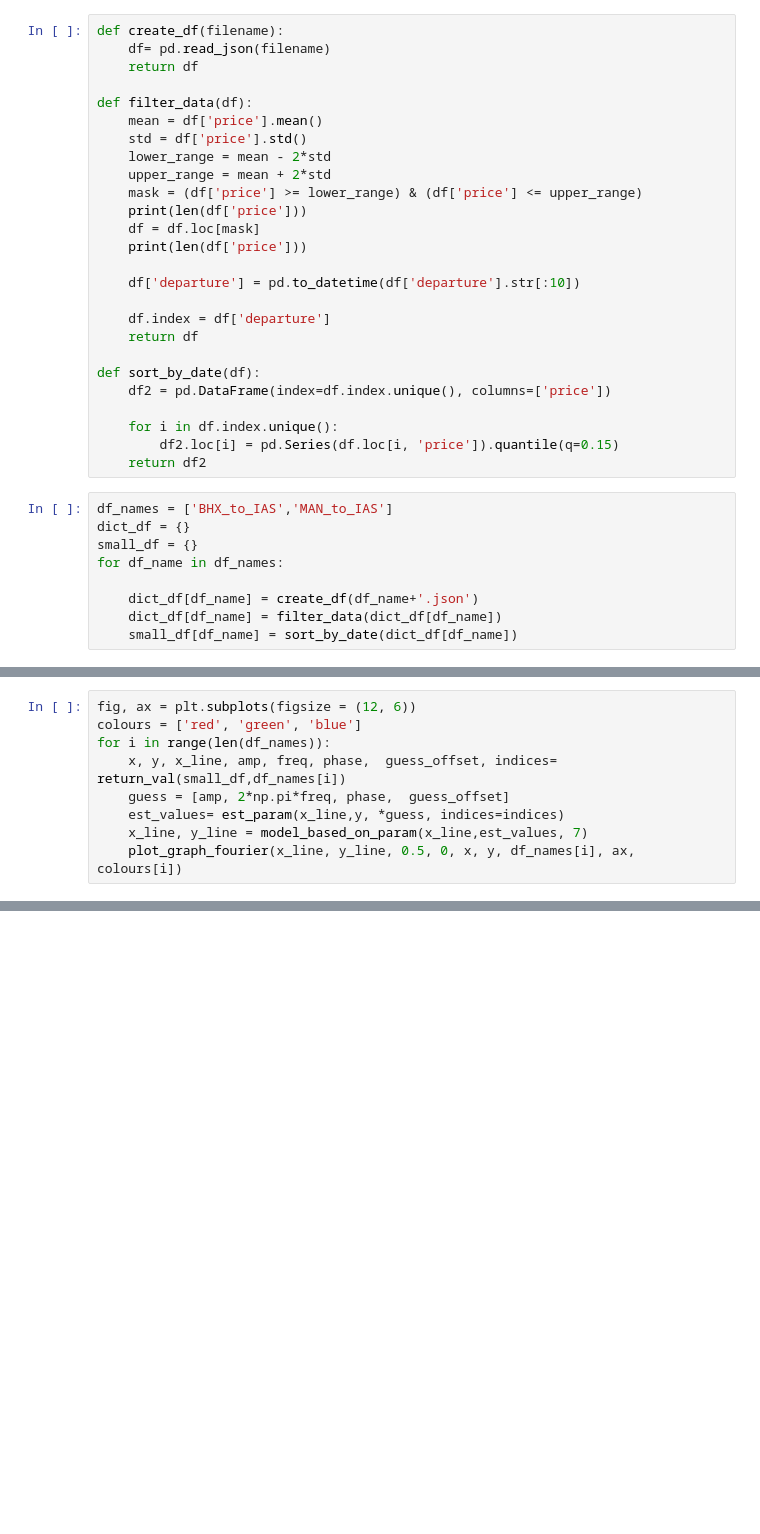
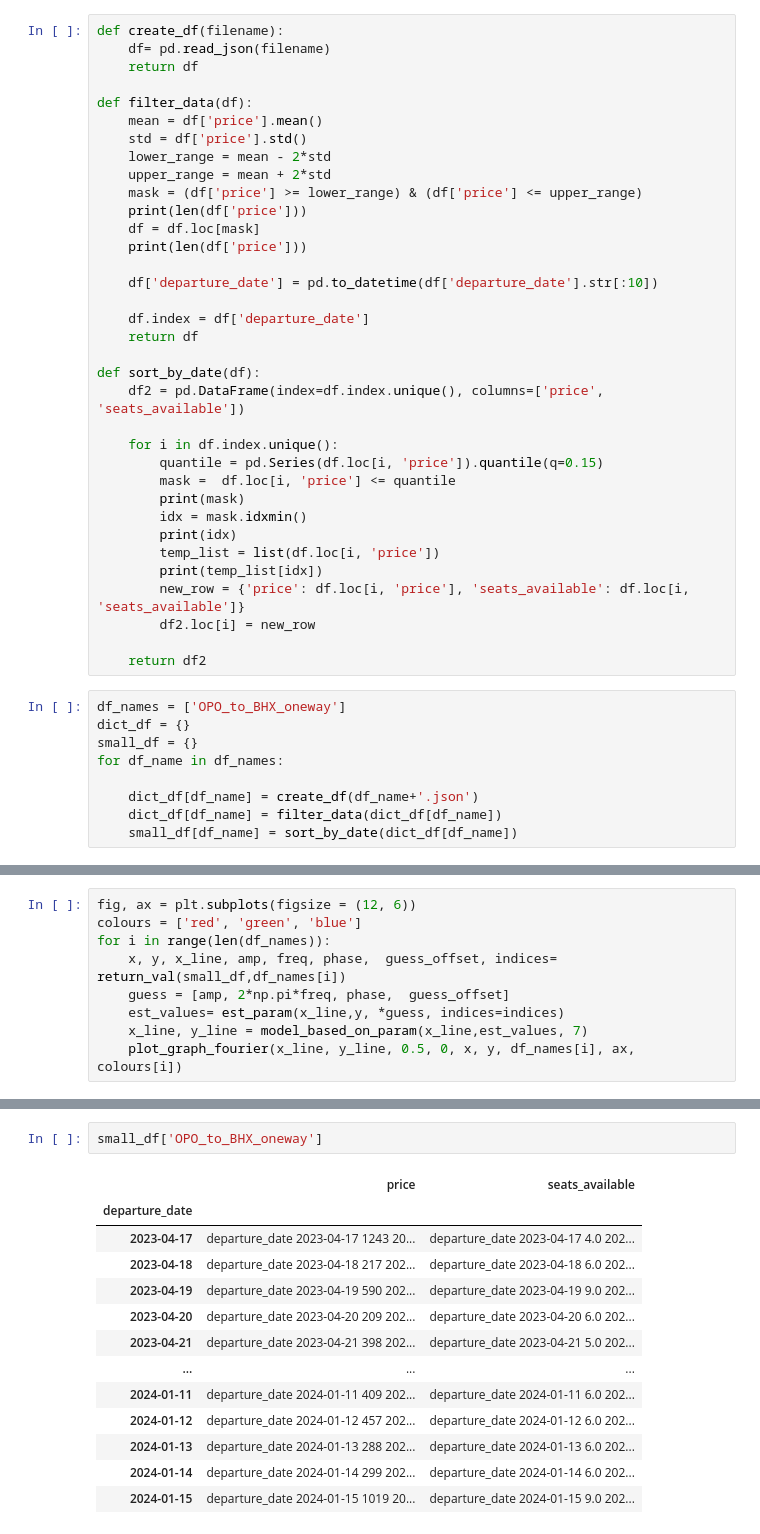
Before and after one commit to MichaelSc21/Airfare-flights-KIWI-API, a Jupyter notebook: analysing_data_useful.ipynb, the cells around one changed output, grey strips where cells are left out. Cells and saved outputs as stored; diff of their text form; blank space fills up the shorter version.

```diff
--- a/analysing_data_useful.ipynb
+++ b/analysing_data_useful.ipynb
@@ -22,19 +24,28 @@ def filter_data(df):
     df = df.loc[mask]
     print(len(df['price']))
 
-    df['departure'] = pd.to_datetime(df['departure'].str[:10])
+    df['departure_date'] = pd.to_datetime(df['departure_date'].str[:10])
 
-    df.index = df['departure']
+    df.index = df['departure_date']
     return df
 
 def sort_by_date(df):
-    df2 = pd.DataFrame(index=df.index.unique(), columns=['price'])
+    df2 = pd.DataFrame(index=df.index.unique(), columns=['price', 'seats_available'])
 
     for i in df.index.unique():
-        df2.loc[i] = pd.Series(df.loc[i, 'price']).quantile(q=0.15)
+        quantile = pd.Series(df.loc[i, 'price']).quantile(q=0.15)
+        mask =  df.loc[i, 'price'] <= quantile
+        print(mask)
+        idx = mask.idxmin()
+        print(idx)
+        temp_list = list(df.loc[i, 'price'])
+        print(temp_list[idx])
+        new_row = {'price': df.loc[i, 'price'], 'seats_available': df.loc[i, 'seats_available']}
+        df2.loc[i] = new_row
+
     return df2
 # %%
-df_names = ['BHX_to_IAS','MAN_to_IAS']
+df_names = ['OPO_to_BHX_oneway']
 dict_df = {}
 small_df = {}
 for df_name in df_names:
@@ -134,0 +394,16 @@ plot(small_df,'MAN_to_IAS', ax, colour='blue')
+# %%
+small_df['OPO_to_BHX_oneway']
+# %% [output]
+|  | price | seats_available |
+| departure_date |  |  |
+| 2023-04-17 | departure_date 2023-04-17 1243 20... | departure_date 2023-04-17 4.0 202... |
+| 2023-04-18 | departure_date 2023-04-18 217 202... | departure_date 2023-04-18 6.0 202... |
+| 2023-04-19 | departure_date 2023-04-19 590 202... | departure_date 2023-04-19 9.0 202... |
+| 2023-04-20 | departure_date 2023-04-20 209 202... | departure_date 2023-04-20 6.0 202... |
+| 2023-04-21 | departure_date 2023-04-21 398 202... | departure_date 2023-04-21 5.0 202... |
+| ... | ... | ... |
+| 2024-01-11 | departure_date 2024-01-11 409 202... | departure_date 2024-01-11 6.0 202... |
+| 2024-01-12 | departure_date 2024-01-12 457 202... | departure_date 2024-01-12 6.0 202... |
+| 2024-01-13 | departure_date 2024-01-13 288 202... | departure_date 2024-01-13 6.0 202... |
+| 2024-01-14 | departure_date 2024-01-14 299 202... | departure_date 2024-01-14 6.0 202... |
+| 2024-01-15 | departure_date 2024-01-15 1019 20... | departure_date 2024-01-15 9.0 202... |
```
Also changed, not shown: parts of 11 cells of this notebook.
